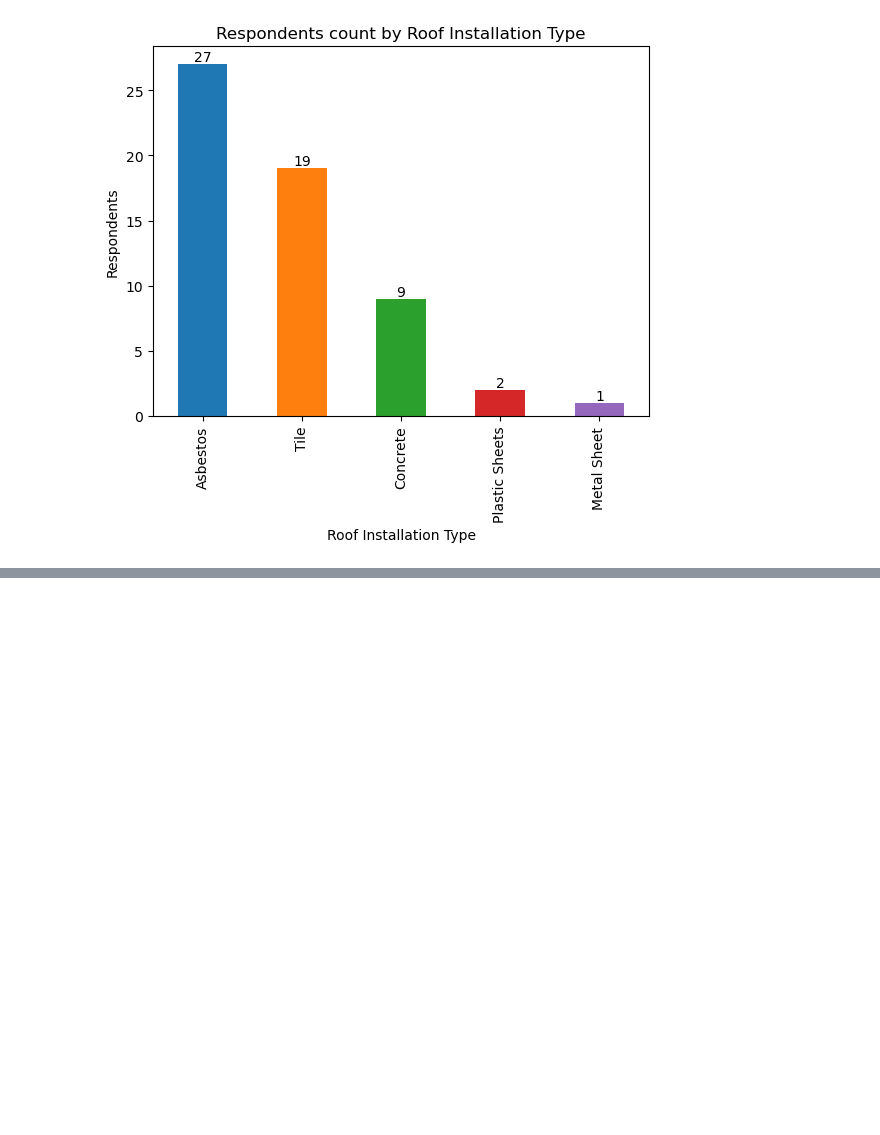
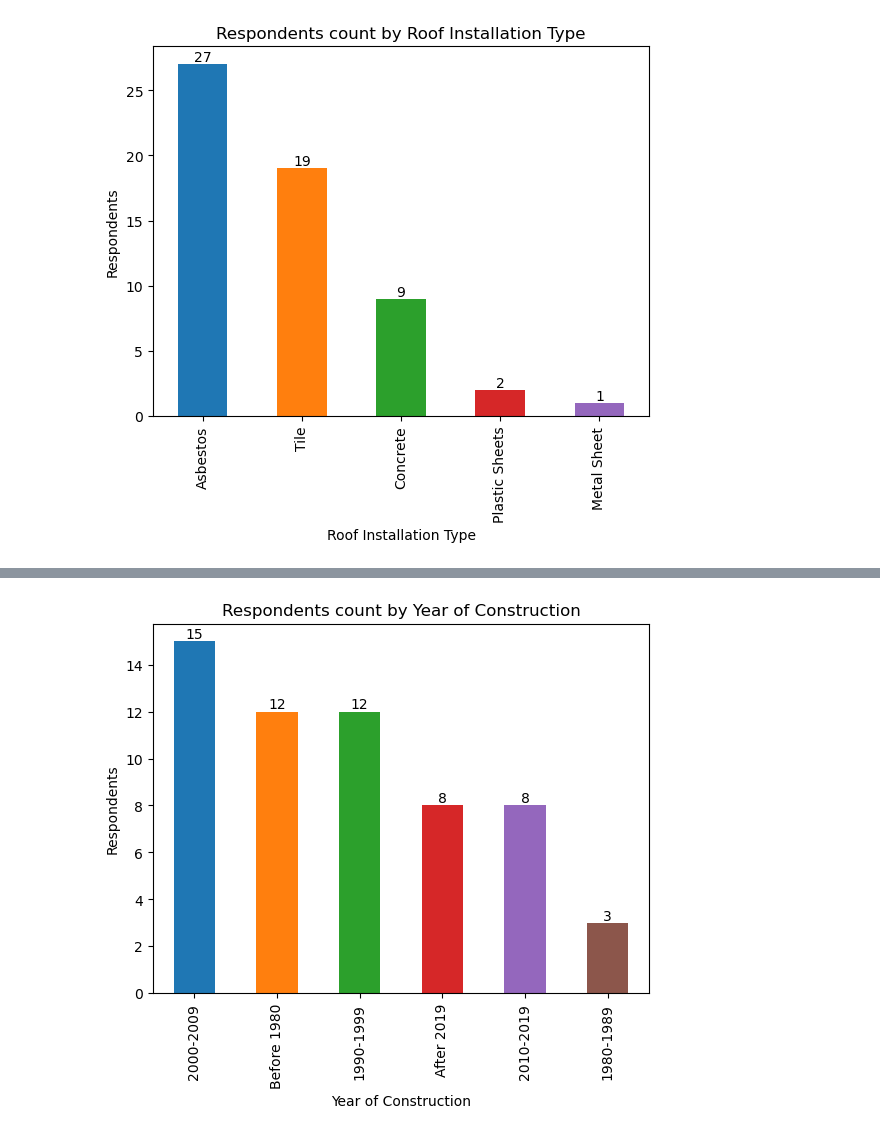
Before and after one commit to pcperera/energy-usage-sri-lanka, a Jupyter notebook: descriptive.ipynb, the cells around one changed output, grey strips where cells are left out. Saved outputs shown, nothing was run; the diff lists cells and outputs as text; code cells hidden in the pictures; blank space fills up the shorter version.

```diff
--- a/descriptive.ipynb
+++ b/descriptive.ipynb
@@ -93,0 +107,4 @@ bar_plot('Roof Installation Type')
+# %%
+bar_plot('Year of Construction')
+# %% [output]
+[figure, added]
```
Also changed, not shown: parts of 7 cells of this notebook.
